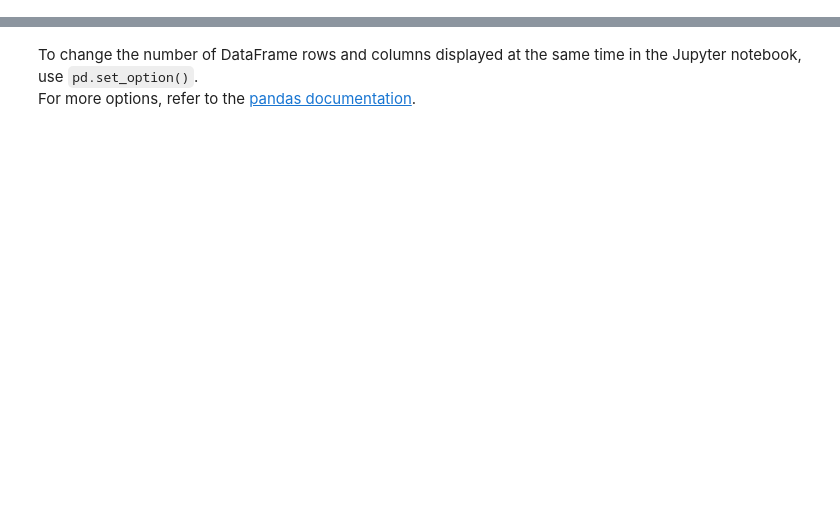
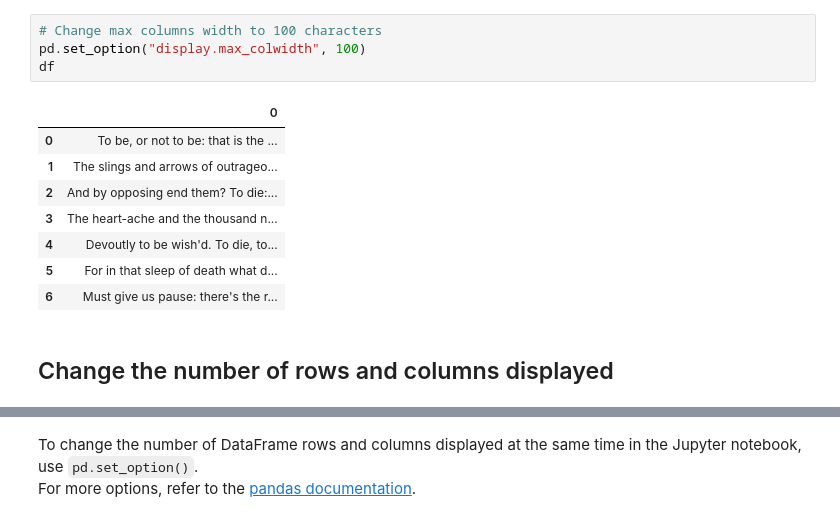
Before and after one commit to lassence/portfolio, a Jupyter notebook: cookbook/pandas_max_display.ipynb, the cells around one changed output, grey strips where cells are left out. Drawn from its saved outputs; the diff is of its cells as text; blank space fills up the shorter version.

```diff
--- a/cookbook/pandas_max_display.ipynb
+++ b/cookbook/pandas_max_display.ipynb
@@ -18,3 +42,18 @@ Max columns: 20
+# %%
+# Change max columns width to 100 characters
+pd.set_option("display.max_colwidth", 100)
+df
+# %% [output]
+|  | 0 |
+| 0 | To be, or not to be: that is the ... |
+| 1 | The slings and arrows of outrageo... |
+| 2 | And by opposing end them? To die:... |
+| 3 | The heart-ache and the thousand n... |
+| 4 | Devoutly to be wish'd. To die, to... |
+| 5 | For in that sleep of death what d... |
+| 6 | Must give us pause: there's the r... |
+# %% [markdown]
+## Change the number of rows and columns displayed
 # %%
 # Create a DataFrame with 100 rows and 30 columns
 df = pd.DataFrame(np.random.random(3000).round(2).reshape(100, 30))
```
Also changed, not shown: parts of 11 cells of this notebook, 1 other file.
